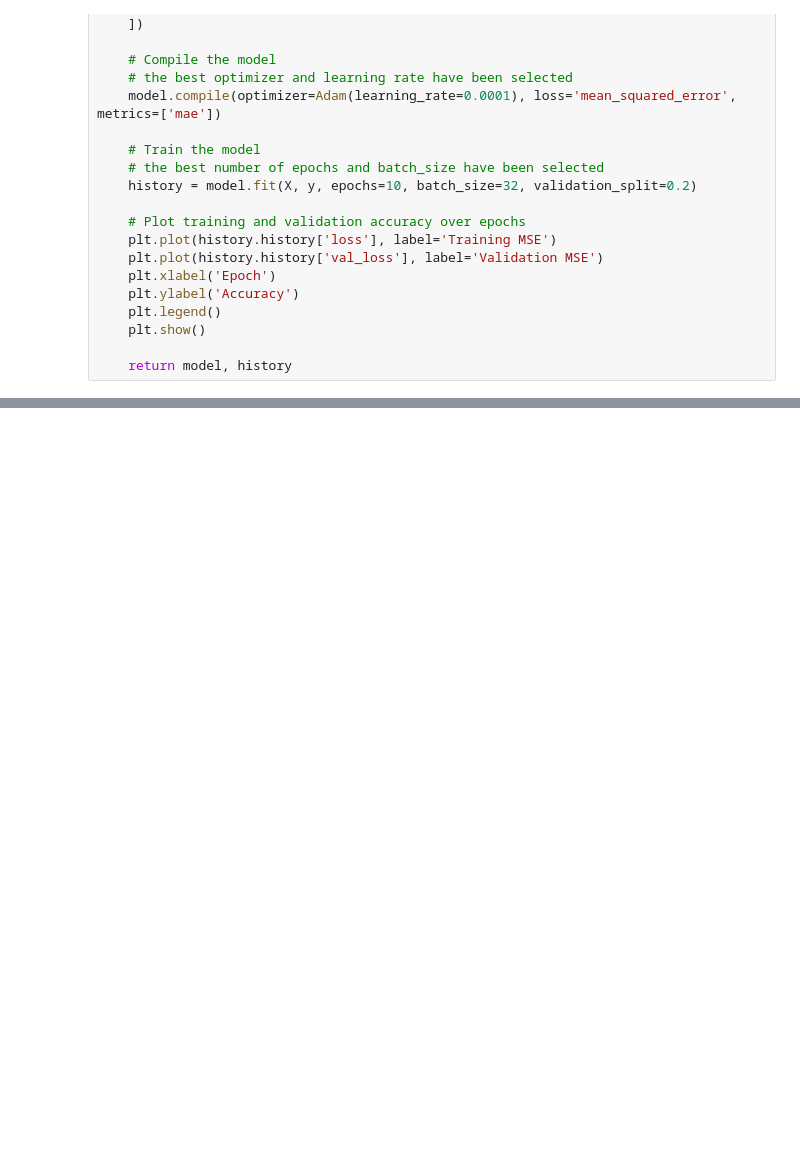
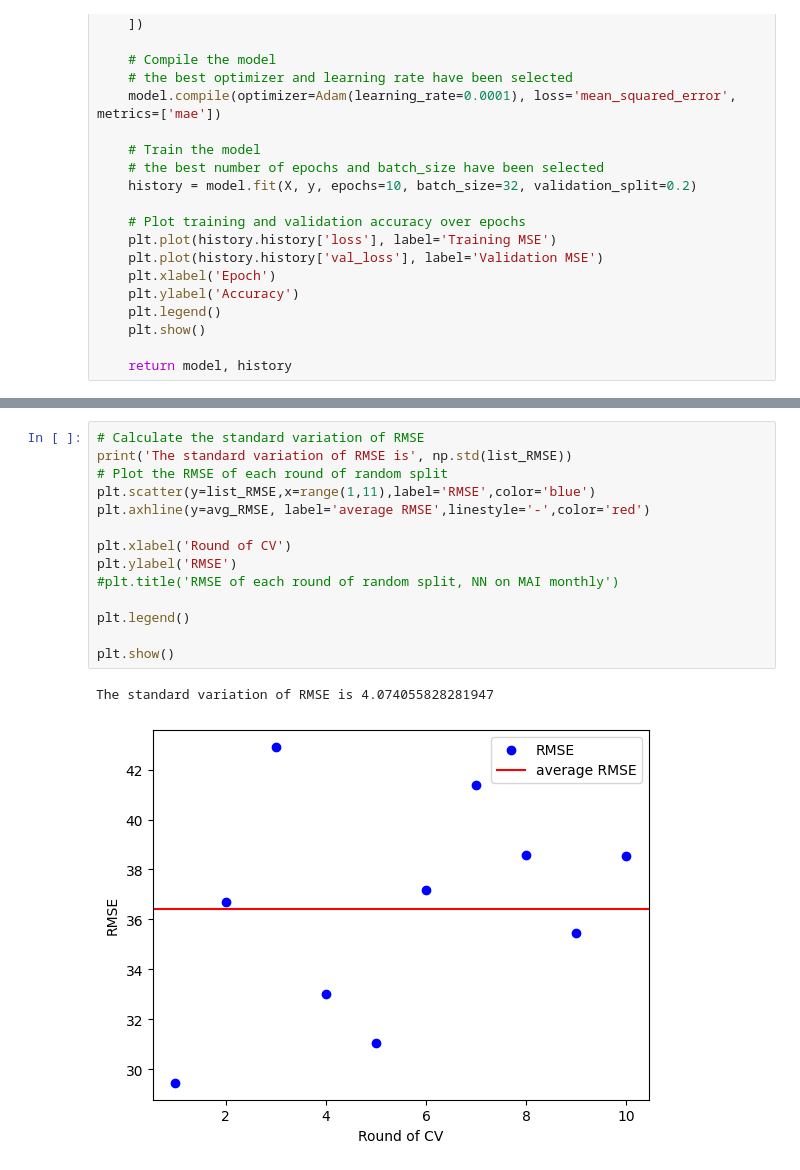
Before and after one commit to astavrop0/MAI_for_stock_return_predictability, a Jupyter notebook: notebooks/NueralNetworkModel.ipynb, the cells around one changed output, grey strips where cells are left out. Cells and saved outputs as stored; diff of their text form; blank space fills up the shorter version.

```diff
--- a/notebooks/NueralNetworkModel.ipynb
+++ b/notebooks/NueralNetworkModel.ipynb
@@ -156,0 +259,17 @@ MSE: 860.8501419943041, MAE: 23.72357851551121, R2: -0.00519387250243164
+# %%
+# Calculate the standard variation of RMSE
+print('The standard variation of RMSE is', np.std(list_RMSE))
+# Plot the RMSE of each round of random split
+plt.scatter(y=list_RMSE,x=range(1,11),label='RMSE',color='blue')
+plt.axhline(y=avg_RMSE, label='average RMSE',linestyle='-',color='red')
+
+plt.xlabel('Round of CV')
+plt.ylabel('RMSE')
+#plt.title('RMSE of each round of random split, NN on MAI monthly')
+
+plt.legend()
+
+plt.show()
+# %% [output]
+The standard variation of RMSE is 4.074055828281947
+[figure, added]
```
Also changed, not shown: parts of 9 cells of this notebook.
